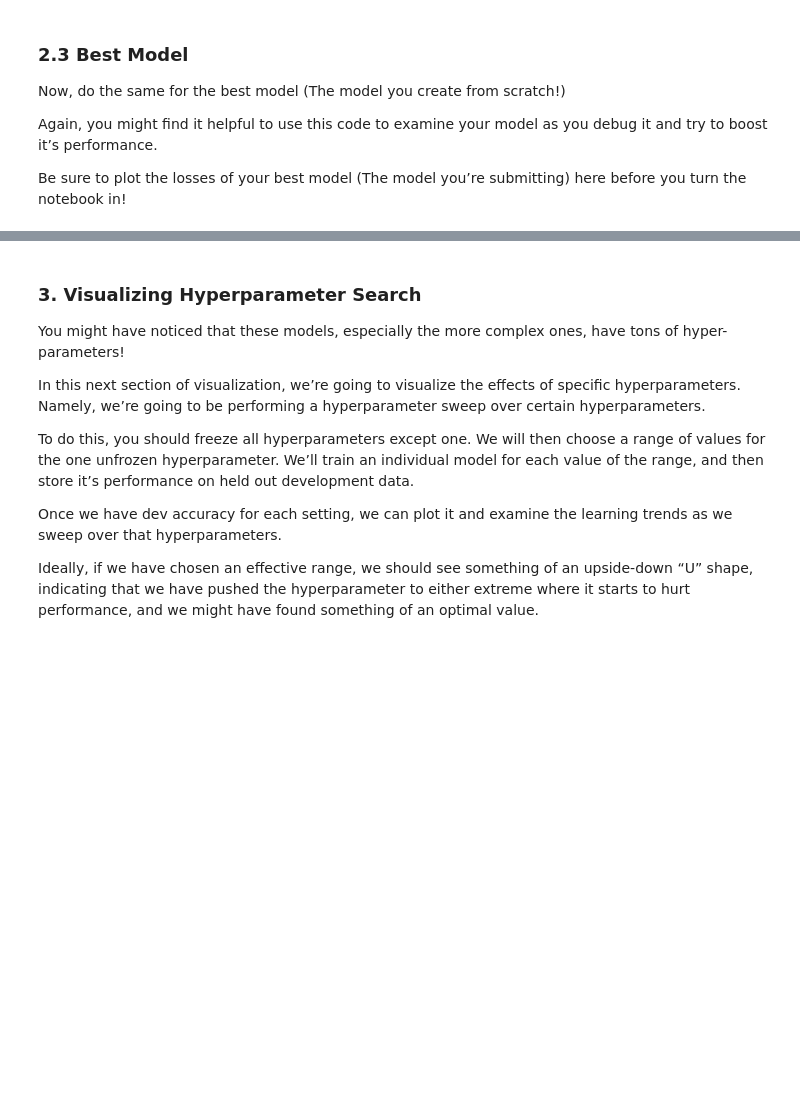
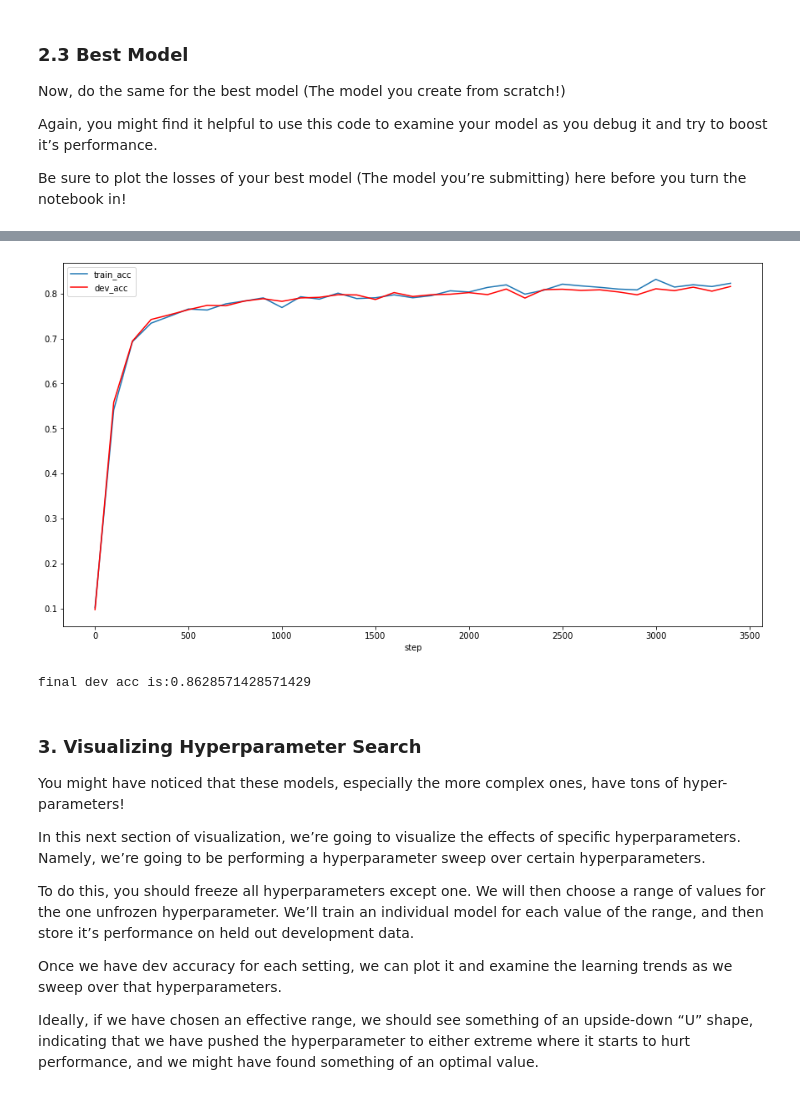
Before and after one commit to Evenstarneko/Machine-learning, a Jupyter notebook: HW3/ML_2021F_Practicum_3.ipynb, the cells around one changed output, grey strips where cells are left out. Saved outputs shown, nothing was run; the diff lists cells and outputs as text; code cells hidden in the pictures; blank space fills up the shorter version.

```diff
--- a/HW3/ML_2021F_Practicum_3.ipynb
+++ b/HW3/ML_2021F_Practicum_3.ipynb
@@ -168,3 +173,13 @@ plt.show()
+# %%
+plt.figure(figsize=(15, 8))
+ax = plt.gca()
+cnn_metrics.plot(kind='line',x='step',y='train_acc',ax=ax)
+cnn_metrics.plot(kind='line',x='step',y='dev_acc', color='red', ax=ax)
+plt.show()
+print("final dev acc is:" + str(best_metrics['dev_acc'].values[-1]))
+# %% [output]
+[figure, added]
+final dev acc is:0.8628571428571429
 # %% [markdown]
 ### 3. Visualizing Hyperparameter Search
 You might have noticed that these models, especially the more complex ones, have tons of hyper- parameters!
```
Also changed, not shown: parts of 21 cells of this notebook, 32 other files.
